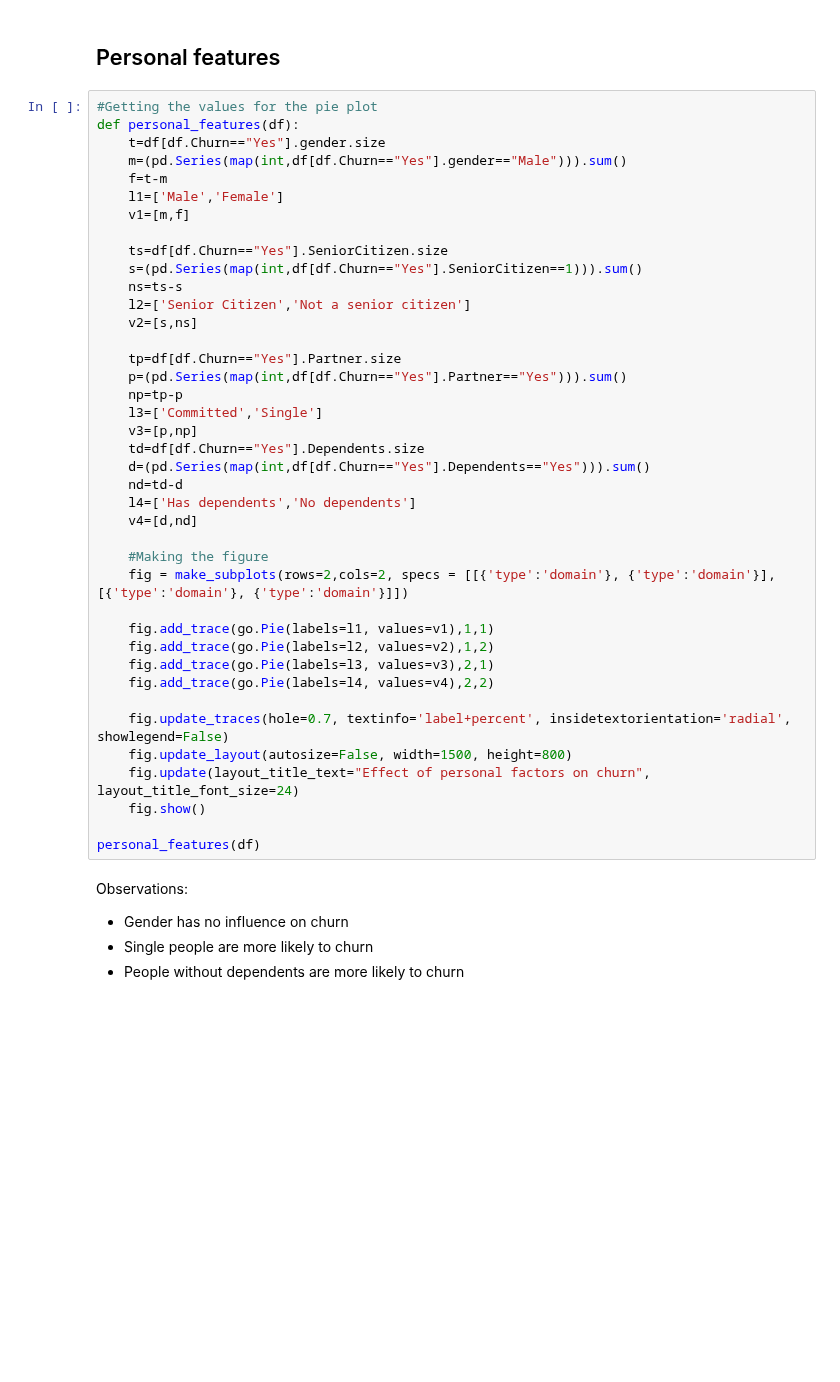
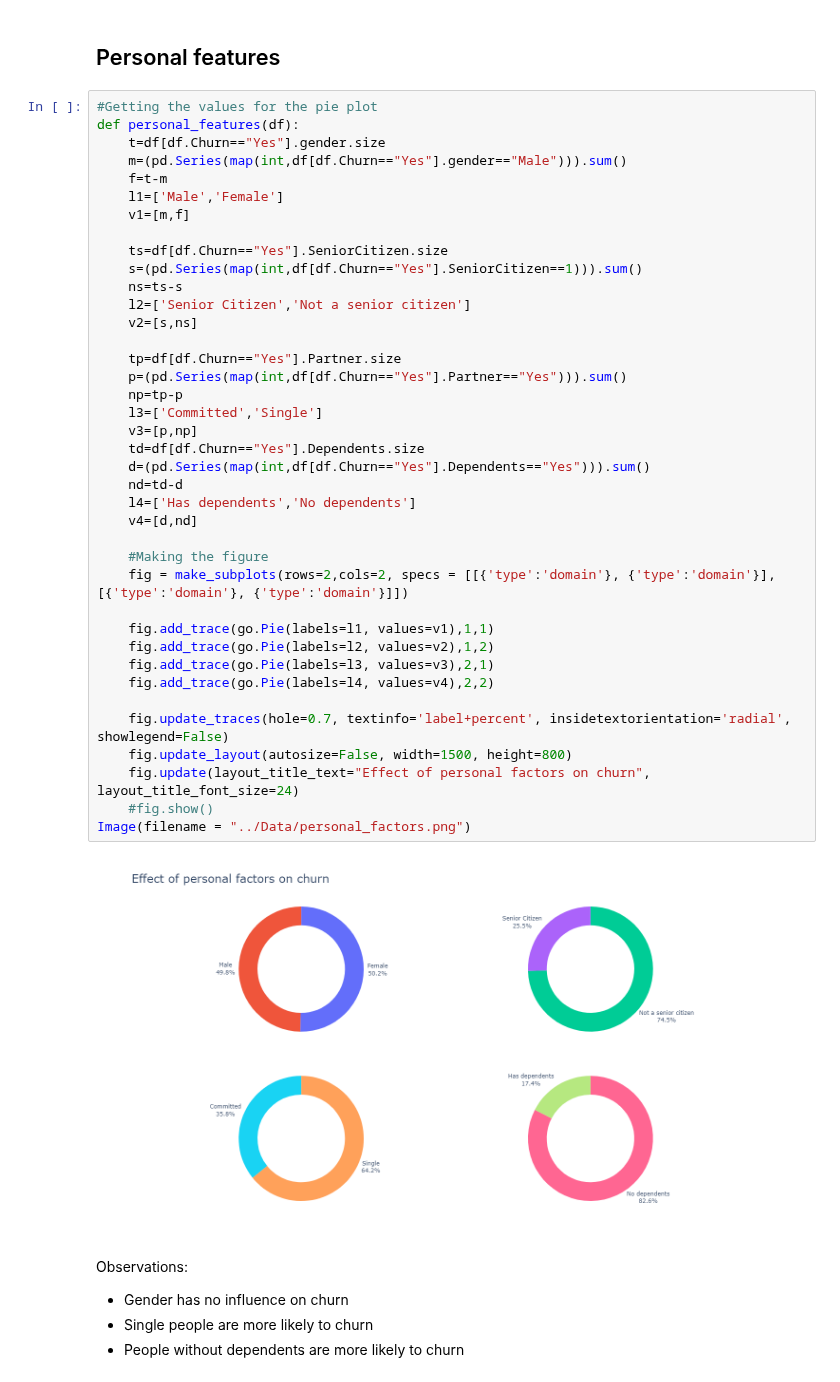
Before and after one commit to AnupamMisra/Data-science-projects, a Jupyter notebook: Customer_churn/Code/customer_churn.ipynb, the cells around one changed output. Cells and saved outputs as stored; diff of their text form; blank space fills up the shorter version.

Commit message:
plotly to images

```diff
--- a/Customer_churn/Code/customer_churn.ipynb
+++ b/Customer_churn/Code/customer_churn.ipynb
@@ -86,36 +86,37 @@ def personal_features(df):
     v1=[m,f]
 
     ts=df[df.Churn=="Yes"].SeniorCitizen.size
     s=(pd.Series(map(int,df[df.Churn=="Yes"].SeniorCitizen==1))).sum()
     ns=ts-s
     l2=['Senior Citizen','Not a senior citizen']
     v2=[s,ns]
 
     tp=df[df.Churn=="Yes"].Partner.size
     p=(pd.Series(map(int,df[df.Churn=="Yes"].Partner=="Yes"))).sum()
     np=tp-p
     l3=['Committed','Single']
     v3=[p,np]
     td=df[df.Churn=="Yes"].Dependents.size
     d=(pd.Series(map(int,df[df.Churn=="Yes"].Dependents=="Yes"))).sum()
     nd=td-d
     l4=['Has dependents','No dependents']
     v4=[d,nd]
 
     #Making the figure
     fig = make_subplots(rows=2,cols=2, specs = [[{'type':'domain'}, {'type':'domain'}], [{'type':'domain'}, {'type':'domain'}]])
 
     fig.add_trace(go.Pie(labels=l1, values=v1),1,1)
     fig.add_trace(go.Pie(labels=l2, values=v2),1,2)
     fig.add_trace(go.Pie(labels=l3, values=v3),2,1)
     fig.add_trace(go.Pie(labels=l4, values=v4),2,2)
 
     fig.update_traces(hole=0.7, textinfo='label+percent', insidetextorientation='radial', showlegend=False)
     fig.update_layout(autosize=False, width=1500, height=800)
     fig.update(layout_title_text="Effect of personal factors on churn", layout_title_font_size=24)
-    fig.show()
-
-personal_features(df)
+    #fig.show()
+Image(filename = "../Data/personal_factors.png")
+# %% [output]
+[figure, added]
 # %% [markdown]
 Observations:
 
```
Also changed, not shown: parts of 4 cells of this notebook, 2 other files.
